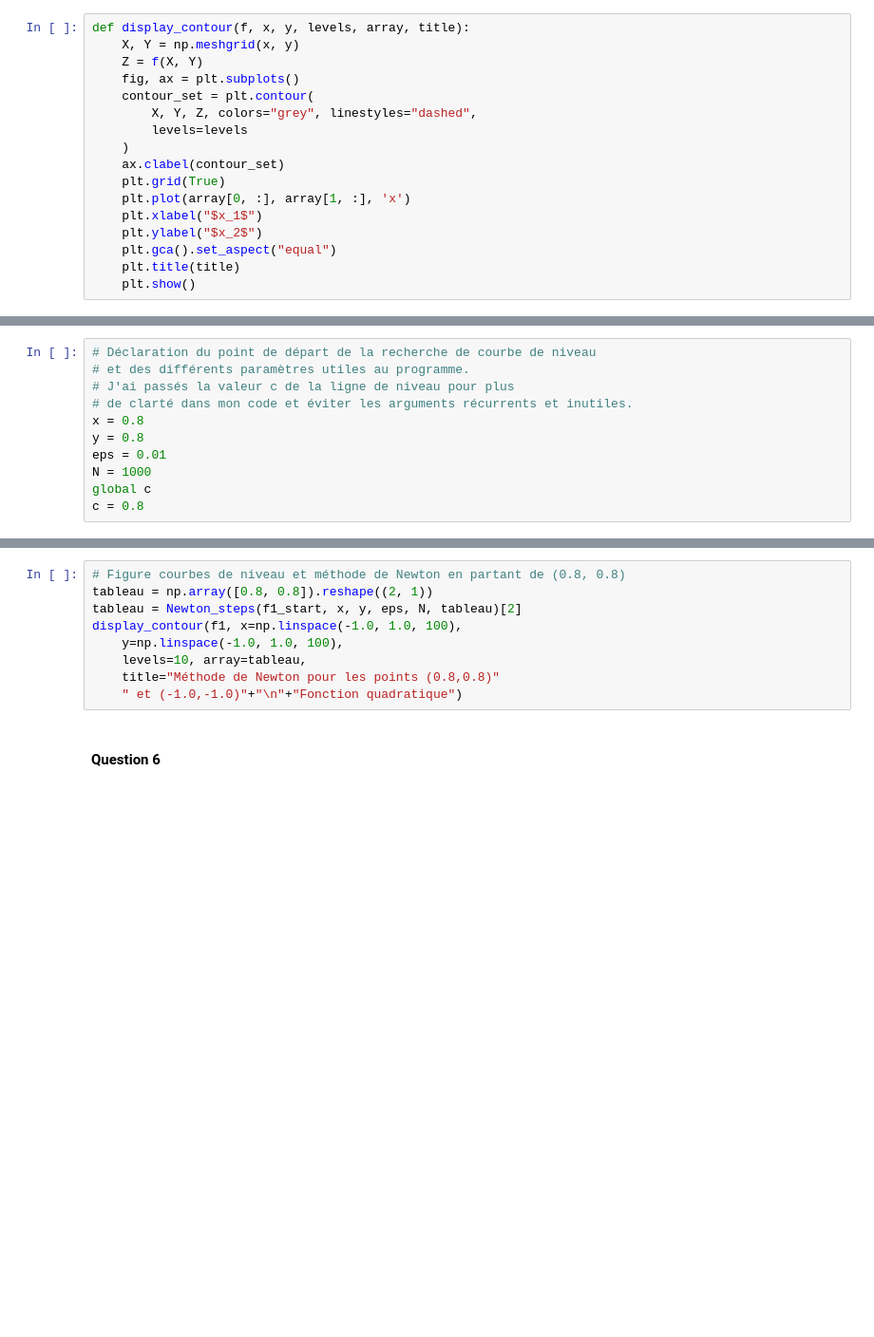
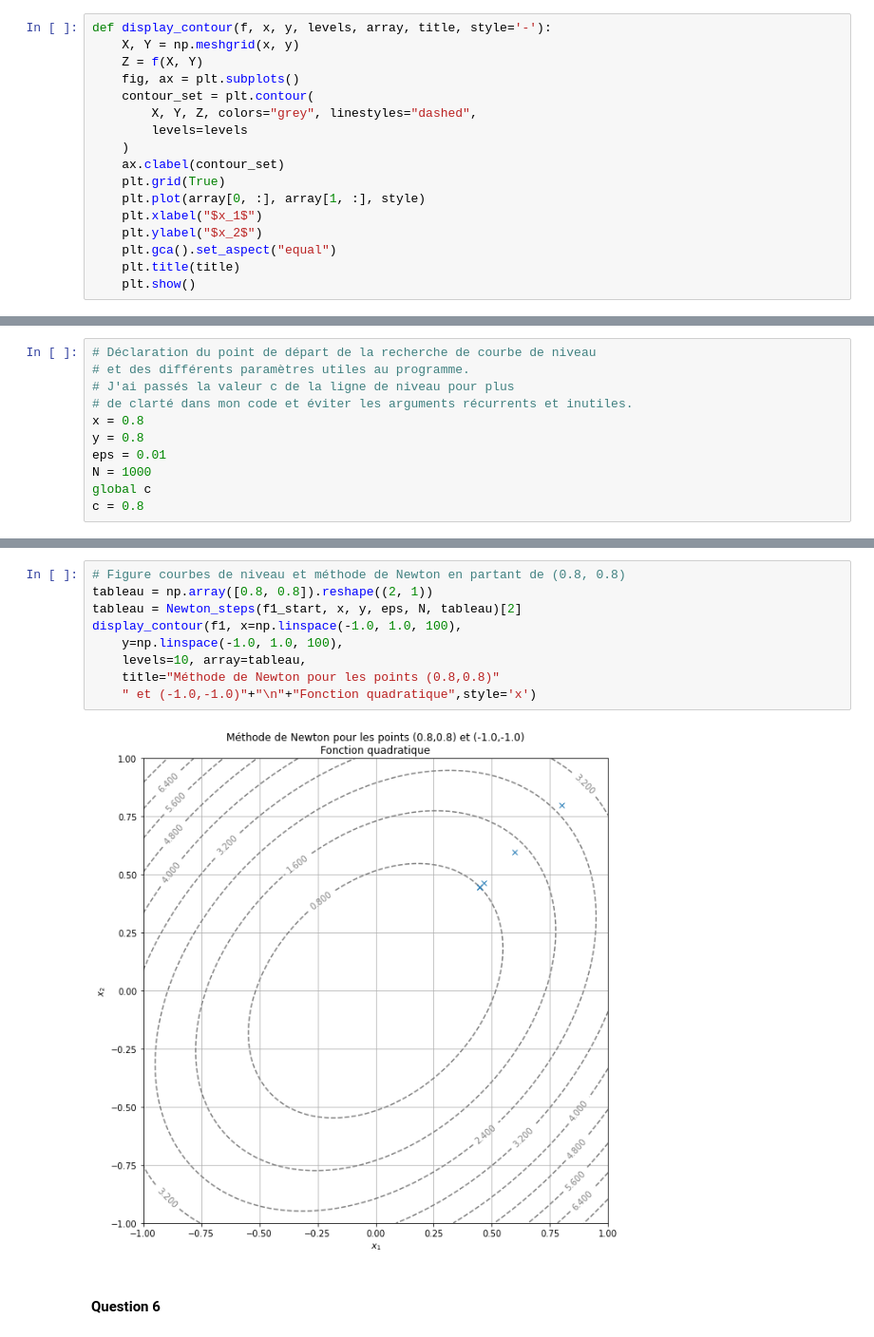
Before and after one commit to touchtar/projet-maths-info, a Jupyter notebook: COURBE DE NIVEAU Ouchtar et Beuzelin.ipynb, the cells around one changed output, grey strips where cells are left out. Shown at 95% size. Cells and saved outputs as stored; diff of their text form; blank space fills up the shorter version.

```diff
--- a/COURBE DE NIVEAU Ouchtar et Beuzelin.ipynb
+++ b/COURBE DE NIVEAU Ouchtar et Beuzelin.ipynb
@@ -139,7 +139,7 @@ def f2_start(x1, x2):
 def f3_start(x1, x2):
     return np.array([f3(x1, x2)-c, x1-x2])
 # %%
-def display_contour(f, x, y, levels, array, title):
+def display_contour(f, x, y, levels, array, title, style='-'):
     X, Y = np.meshgrid(x, y)
     Z = f(X, Y)
     fig, ax = plt.subplots()
@@ -149,7 +149,7 @@ def display_contour(f, x, y, levels, array, title):
     )
     ax.clabel(contour_set)
     plt.grid(True)
-    plt.plot(array[0, :], array[1, :], 'x')
+    plt.plot(array[0, :], array[1, :], style)
     plt.xlabel("$x_1$")
     plt.ylabel("$x_2$")
     plt.gca().set_aspect("equal")
@@ -218,12 +220,14 @@ plt.show()
 # %%
 # Figure courbes de niveau et méthode de Newton en partant de (0.8, 0.8)
 tableau = np.array([0.8, 0.8]).reshape((2, 1))
 tableau = Newton_steps(f1_start, x, y, eps, N, tableau)[2]
 display_contour(f1, x=np.linspace(-1.0, 1.0, 100),
     y=np.linspace(-1.0, 1.0, 100),
     levels=10, array=tableau,
     title="Méthode de Newton pour les points (0.8,0.8)"
-    " et (-1.0,-1.0)"+"\n"+"Fonction quadratique")
+    " et (-1.0,-1.0)"+"\n"+"Fonction quadratique",style='x')
+# %% [output]
+[figure, added]
 # %% [markdown]
 #### Question 6
 # %% [markdown]
```
Also changed, not shown: parts of 12 cells of this notebook.
